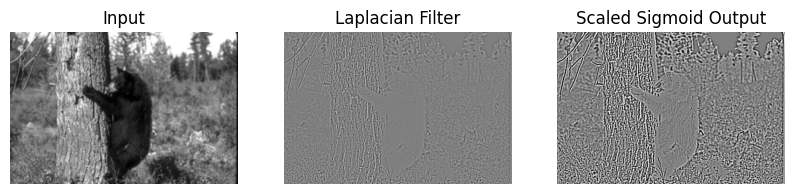
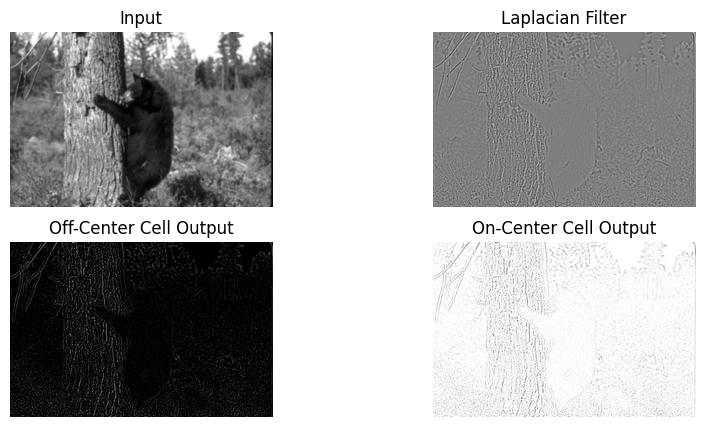
The notebook cell's code change between the first figure and the second:
--- before
+++ after
@@ -1,25 +1,32 @@
-laplacian = cv2.Laplacian(images[1], cv2.CV_64F, ksize=3)
+laplacian = cv2.Laplacian(images[1], cv2.CV_64F, ksize=1)
 
-# Used to lessen the contrast in the final image, creating neutral values
-# Without this, the final image is too noisy
-scaling_factor = 0.02
+def off_center_cell(x):
+    x = x*(255/x.max())
+    return np.maximum(x, 0)
 
-def sigmoid(x):
-    return 1 / (1 + np.exp(-(x*scaling_factor)))
+def on_center_cell(x):
+    x = x*(255/x.min())
+    return np.minimum(x, 0)
 
-final_img = sigmoid(laplacian)
+off_center = off_center_cell(laplacian)
 
-fig, ax = plt.subplots(1, 3, figsize=(10, 5))
+on_center = on_center_cell(laplacian)
 
-ax[0].imshow(images[1], cmap='gray')
-ax[0].set_title('Input')
-ax[0].axis('off')
+fig, ax = plt.subplots(2, 2, figsize=(10, 5))
 
-ax[1].imshow(laplacian, cmap='gray')
-ax[1].set_title('Laplacian Filter')
-ax[1].axis('off')
+ax[0][0].imshow(images[1], cmap='gray')
+ax[0][0].set_title('Input')
+ax[0][0].axis('off')
 
-ax[2].imshow(final_img, cmap='gray')
-ax[2].set_title('Scaled Sigmoid Output')
-ax[2].axis('off')
+ax[0][1].imshow(laplacian, cmap='gray')
+ax[0][1].set_title('Laplacian Filter')
+ax[0][1].axis('off')
 
+ax[1][0].imshow(off_center, cmap='gray')
+ax[1][0].set_title('Off-Center Cell Output')
+ax[1][0].axis('off')
+
+ax[1][1].imshow(on_center, cmap='gray')
+ax[1][1].set_title('On-Center Cell Output')
+ax[1][1].axis('off')
+

Commit: Text cells added, requirements.txt added for packages, normalization method adjusted